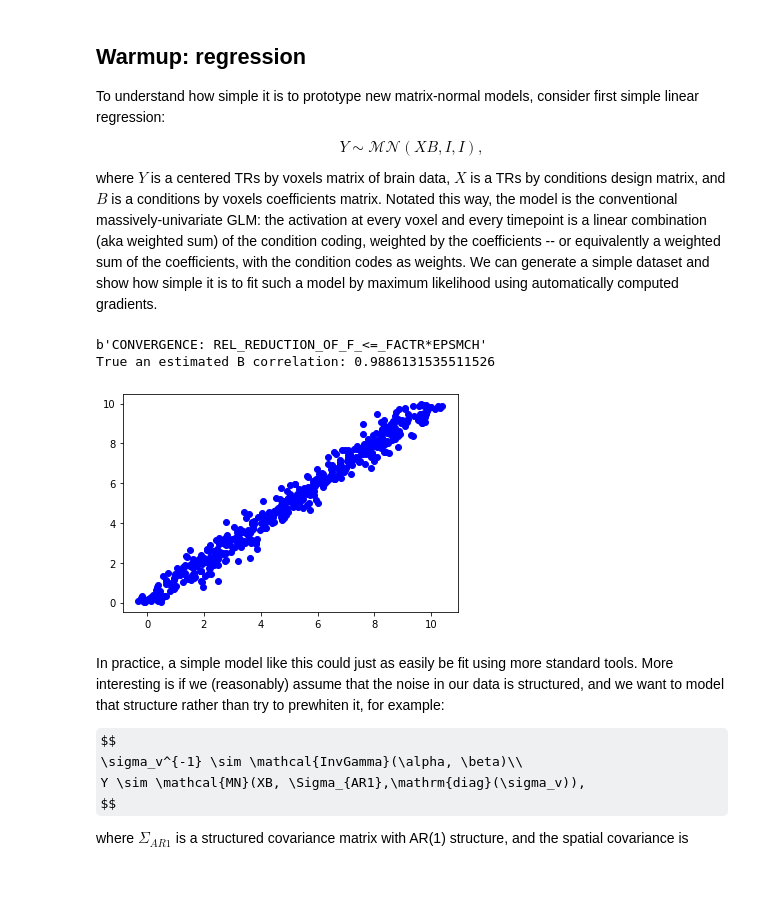
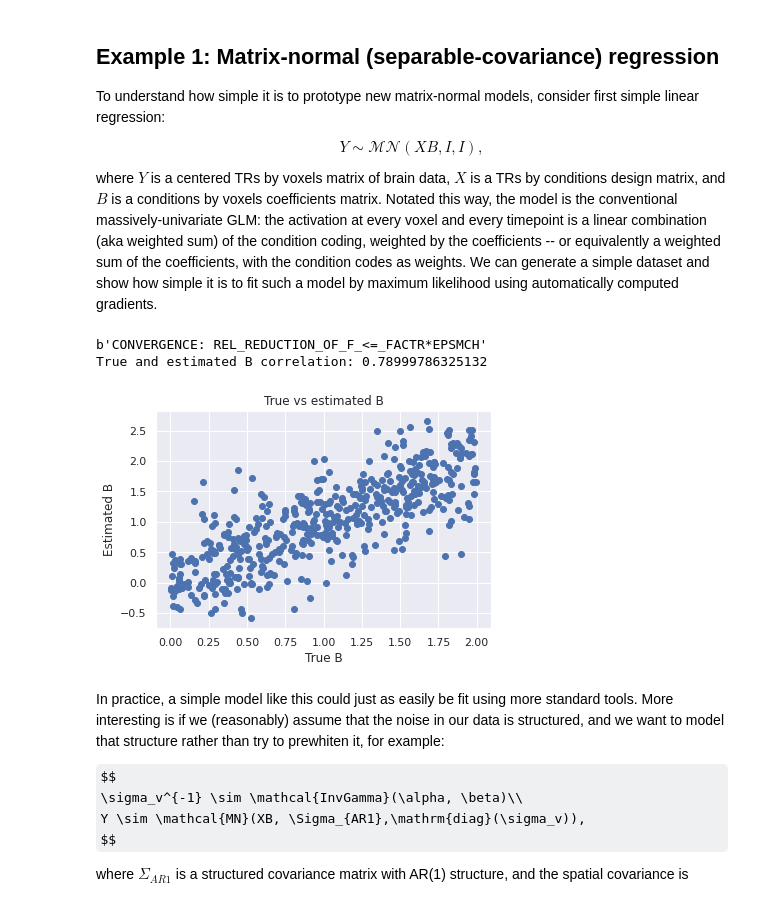
Before and after one commit to brainiak/brainiak-aperture, a Jupyter notebook: notebooks/matnormal/Matrix-normal model prototyping.ipynb, the cells around one changed output. Saved outputs shown, nothing was run; the diff lists cells and outputs as text; code cells hidden in the pictures; some formulas as TeX source.

```diff
--- a/notebooks/matnormal/Matrix-normal model prototyping.ipynb
+++ b/notebooks/matnormal/Matrix-normal model prototyping.ipynb
@@ -8,7 +19,8 @@ Unlike many of the other tools in `brainiak`, the `brainiak.matnormal` package i
 
 **Matrix normal models simultaneously model spatial and temporal residuals.** \[A\]: a schematic view of a vectorized data matrix, where each voxel's time series is vertically concatenated (in orange), and the covariance of every voxel at every timepoint with every other voxel at every other timepoint is modeled. Modeling all of these elements independently is intractable, and some structure needs to be imposed -- in this case, kronecker-separable structure. \[B\]: the un-vectorized data matrix (orange rectangle), and its spatial and temporal covariances on the right and bottom. \[C\]: A matrix-normal distribution with the mean M and row/column covariances R, C is equivalent to the large structure in \[A\], but can be much more tractable to estimate. Figure and caption reused under CC-BY-NC-ND from doi:[10.1016/j.neuropsychologia.2020.107500](https://doi.org/10.1016/j.neuropsychologia.2020.107500).
 # %% [markdown]
-## Warmup: regression
+<a id='regression'></a>
+## Example 1: Matrix-normal (separable-covariance) regression
 To understand how simple it is to prototype new matrix-normal models, consider first simple linear regression:
 
 $$
@@ -20,14 +32,15 @@ where $Y$ is a centered TRs by voxels matrix of brain data, $X$ is a TRs by cond
 # Generate data
 from sklearn.datasets import make_friedman1
 import numpy as np
+import seaborn as sns
 np.random.seed(1)
-
-features = 5
+sns.set_theme()
+conditions = 5
 voxels = 100
 TRs = 50
 
-X, _ = make_friedman1(n_samples=TRs, n_features=features, random_state=None)
-B = 10 * np.random.random(size=(features, voxels))
+X, _ = make_friedman1(n_samples=TRs, n_features=conditions, random_state=None)
+B = 2 * np.random.random(size=(conditions, voxels)) # pretty generous SNR of 2
 Y = X @ B + np.random.normal(size=(TRs, voxels))
 # %%
 import tensorflow as tf
@@ -51,38 +64,41 @@ from brainiak.matnormal.utils import (
 # of matrix-normal likelihoods, including marginals and conditionals
 from brainiak.matnormal.matnormal_likelihoods import matnorm_logp
 # what we actually use for optimization
 from scipy.optimize import minimize
 
 # Now we create the tensorflow objects we need. The covariances are independent
 # since this is the univariate GLM.
 space_cov = CovIdentity(size=voxels)
 time_cov = CovIdentity(size=TRs)
 
 # this is our estimate of B, and the wrappers for X and Y.
-B_hat = tf.Variable(np.random.normal(size=(features, voxels)), name="beta")
+B_hat = tf.Variable(np.random.normal(size=(conditions, voxels)), name="beta")
 Y_tf = tf.constant(Y)
 X_tf = tf.constant(X)
 # construct loss (negative log likelihood)
 # note that params are ignored by this function but implicitly
 # tracked by tensorflow to compute gradients
 def loss(params):
     return -matnorm_logp( Y_tf - X_tf @ B_hat, time_cov, space_cov)
 
 val_and_grad = make_val_and_grad(lossfn=loss, train_vars=[B_hat])
 initial_guess = pack_trainable_vars([B_hat])
 opt_results = minimize(fun=val_and_grad, x0=initial_guess, jac=True, method="L-BFGS-B")
 print(opt_results.message) # check that we converged
 
 _ = B_hat.assign(unpack_trainable_vars(opt_results.x, trainable_vars=[B_hat])[0])
 
 import matplotlib.pyplot as plt
 from scipy.stats import pearsonr
-plt.plot(B_hat.numpy().flatten(), B.flatten(), 'bo')
-print(f"True an estimated B correlation: {pearsonr(B_hat.numpy().flatten(), B.flatten())[0]}")
+plt.plot(B.flatten(), B_hat.numpy().flatten(), 'bo')
+plt.xlabel("True B")
+plt.ylabel("Estimated B")
+plt.title("True vs estimated B")
+print(f"True and estimated B correlation: {pearsonr(B_hat.numpy().flatten(), B.flatten())[0]}")
 # %% [output]
 b'CONVERGENCE: REL_REDUCTION_OF_F_<=_FACTR*EPSMCH'
-True an estimated B correlation: 0.9886131535511526
+True and estimated B correlation: 0.78999786325132
-[figure, old version]
+[figure, new version]
 # %% [markdown]
 In practice, a simple model like this could just as easily be fit using more standard tools. More interesting is if we (reasonably) assume that the noise in our data is structured, and we want to model that structure rather than try to prewhiten it, for example:
 
```
Also changed, not shown: parts of 15 cells of this notebook.
